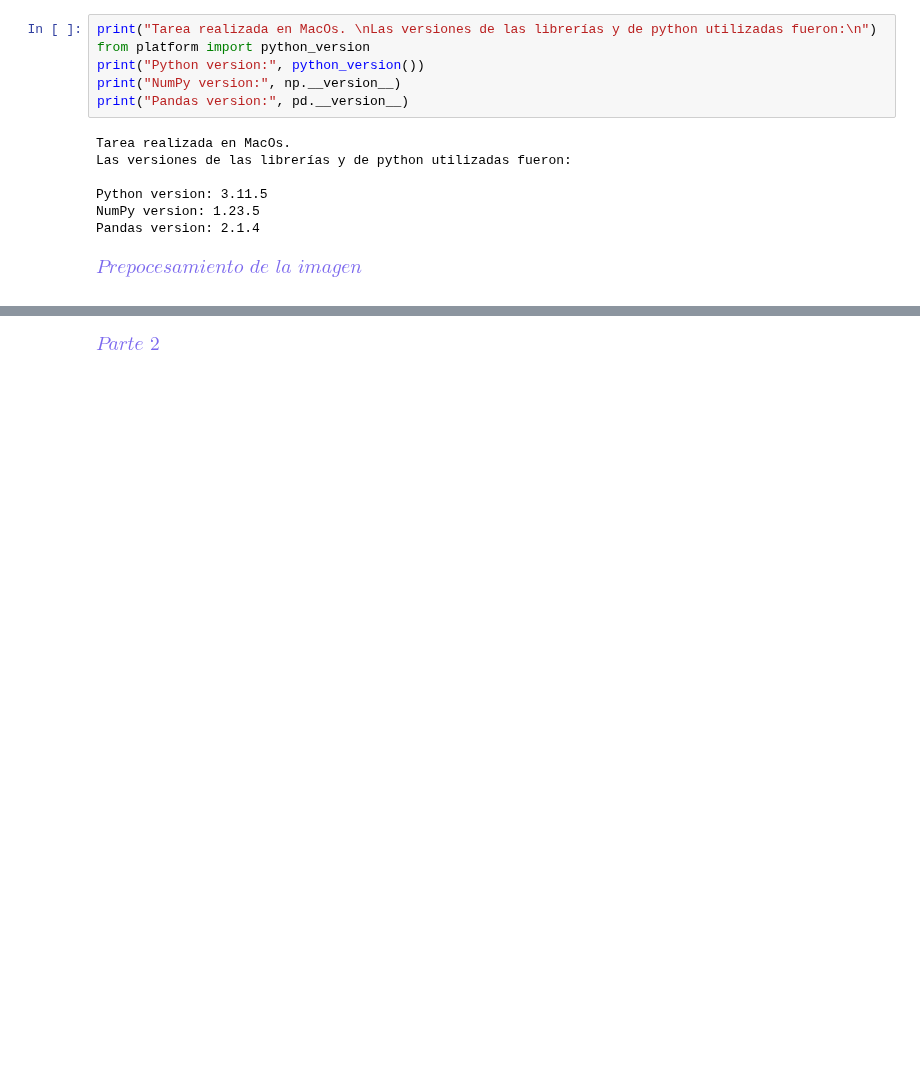
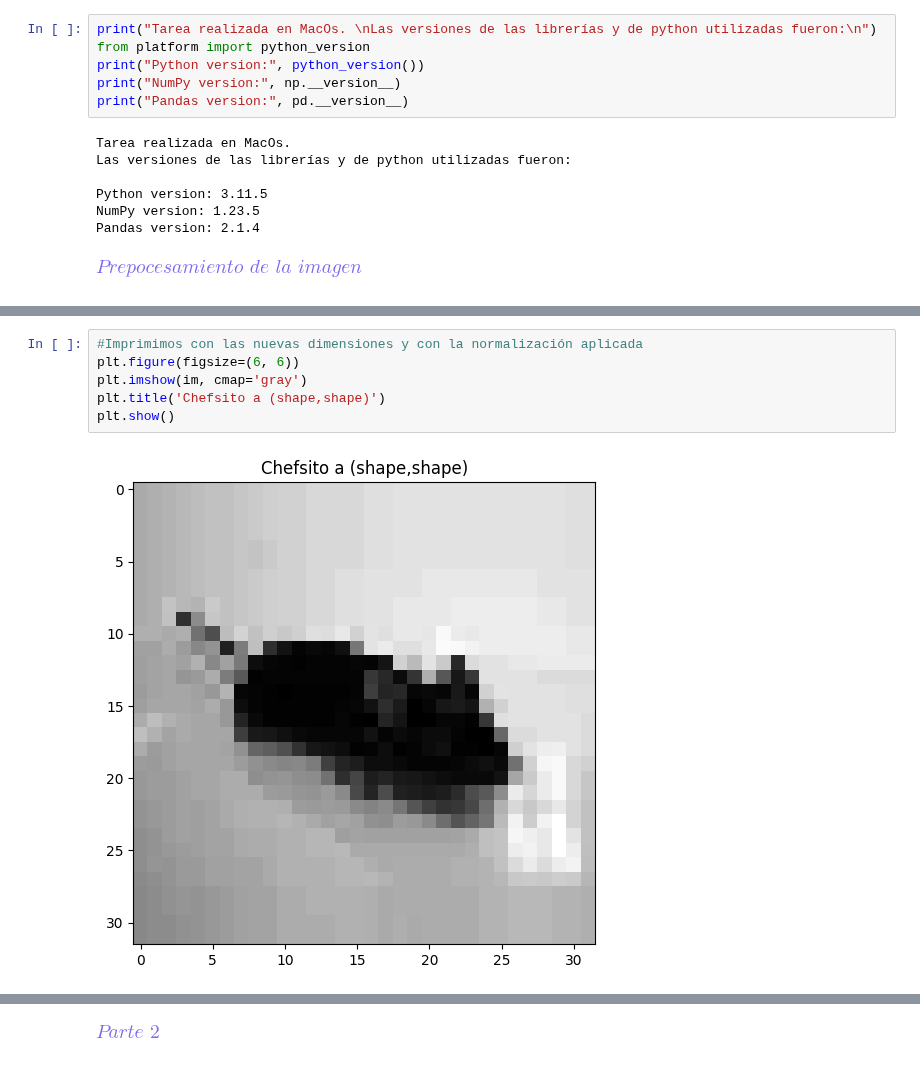
Before and after one commit to LaMaga98/cimat2023-1, a Jupyter notebook: machine/01_Tarea1_machine/ML_Tarea1.ipynb, the cells around one changed output, grey strips where cells are left out. Saved outputs shown, nothing was run; the diff lists cells and outputs as text; blank space fills up the shorter version.

```diff
--- a/machine/01_Tarea1_machine/ML_Tarea1.ipynb
+++ b/machine/01_Tarea1_machine/ML_Tarea1.ipynb
@@ -233,0 +50,8 @@ np.shape(Phi)
+# %%
+#Imprimimos con las nuevas dimensiones y con la normalización aplicada
+plt.figure(figsize=(6, 6))
+plt.imshow(im, cmap='gray')
+plt.title('Chefsito a (shape,shape)')
+plt.show()
+# %% [output]
+[figure, added]
```
Also changed, not shown: parts of 95 cells of this notebook, 20 other files.
